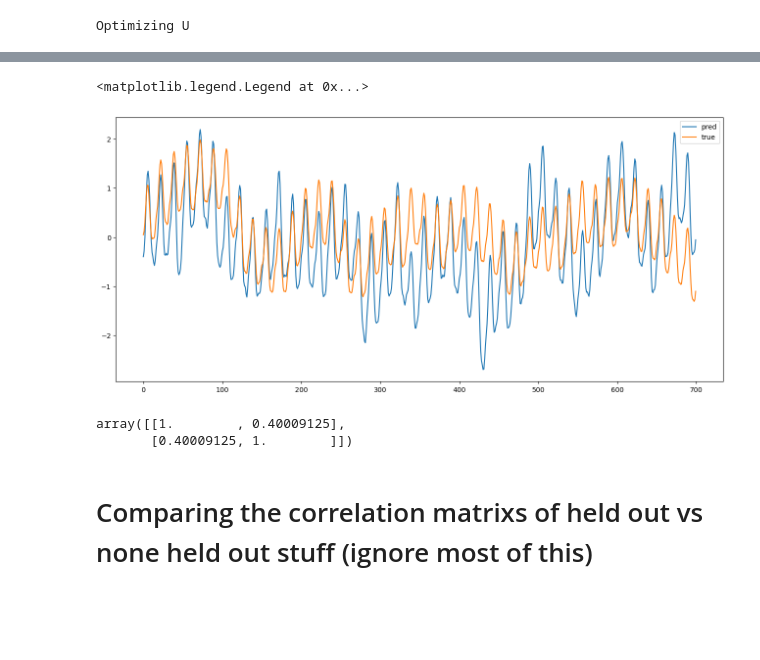
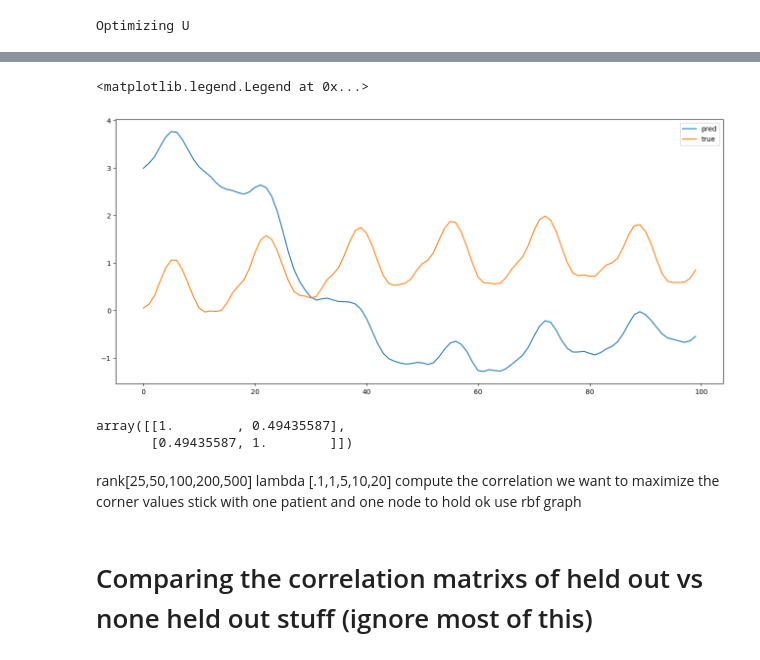
Before and after one commit to NoahWanless/SuperEeg-M467-project, a Jupyter notebook: test_new_u_method.ipynb, the cells around one changed output, grey strips where cells are left out. Drawn from its saved outputs; the diff is of its cells as text; code cells hidden in the pictures; blank space fills up the shorter version.

```diff
--- a/test_new_u_method.ipynb
+++ b/test_new_u_method.ipynb
@@ -55,4 +121,4 @@ Got Correlation Matrices, done!
 # %%
-U_det, loss = create_u(k=23,r=600,lamb=2.5,patient_corr_mat=patient_corr_mat,xyz_clean=xyz_clean,training_steps=1000,graph='rbf') #.0005
+U_det, loss = create_u(k=20,r=100,lamb=10,patient_corr_mat=patient_corr_mat,xyz_clean=xyz_clean,training_steps=5000,graph='rbf') #.0005
 # %% [output]
 Optimizing U
@@ -73,17 +130,23 @@ row_stds = np.std(file_held, axis=0, keepdims=True)
 z_held = (file_held - row_means) / row_stds
 # %%
 plt.figure(figsize=(16, 7))
-plt.plot(pred[9000:9700,0],label='pred')
-plt.plot(z_held[9000:9700],label='true')
+plt.plot(pred[9000:9100,0],label='pred')
+plt.plot(z_held[9000:9100],label='true')
 plt.legend()
 # %% [output]
 <matplotlib.legend.Legend at 0x...>
-[figure, old version]
+[figure, new version]
 # %%
 np.corrcoef(pred[:,0],z_held)
 # %% [output]
-array([[1.        , 0.40009125],
-       [0.40009125, 1.        ]])
+array([[1.        , 0.49435587],
+       [0.49435587, 1.        ]])
+# %% [markdown]
+rank[25,50,100,200,500]
+lambda [.1,1,5,10,20]
+compute the correlation we want to maximize the corner values
+stick with one patient and one node to hold ok
+use rbf graph
 # %% [markdown]
 # Comparing the correlation matrixs of held out vs none held out stuff (ignore most of this)
 # %%
```
Also changed, not shown: parts of 6 cells of this notebook, 1 other file.
